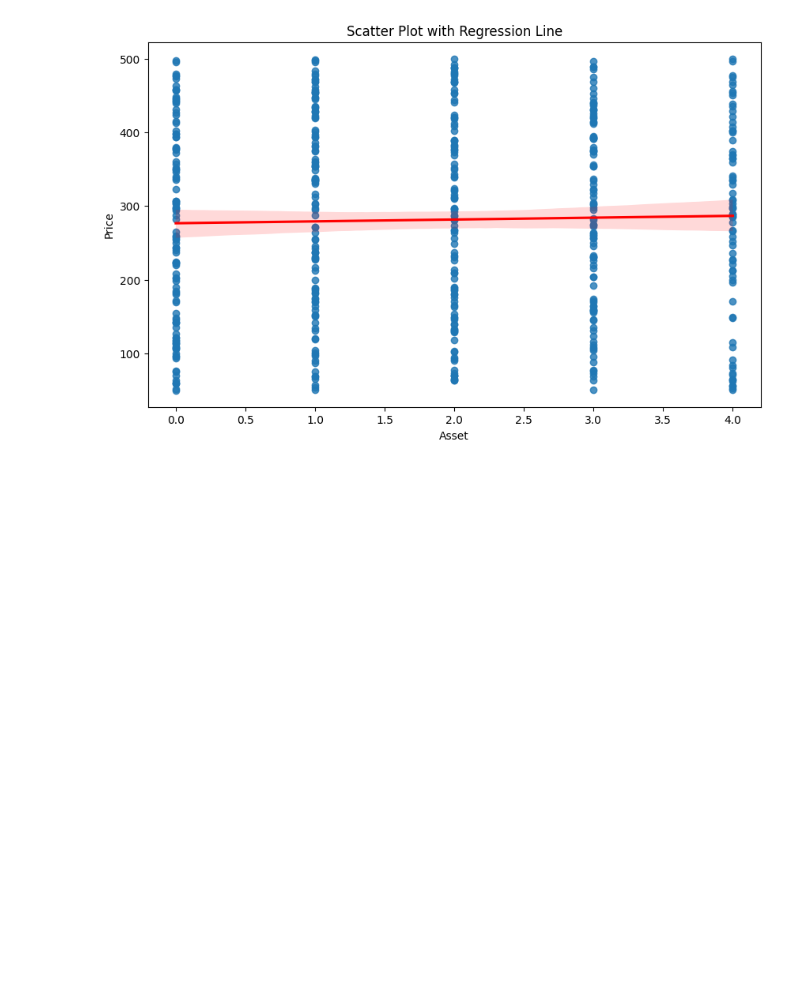
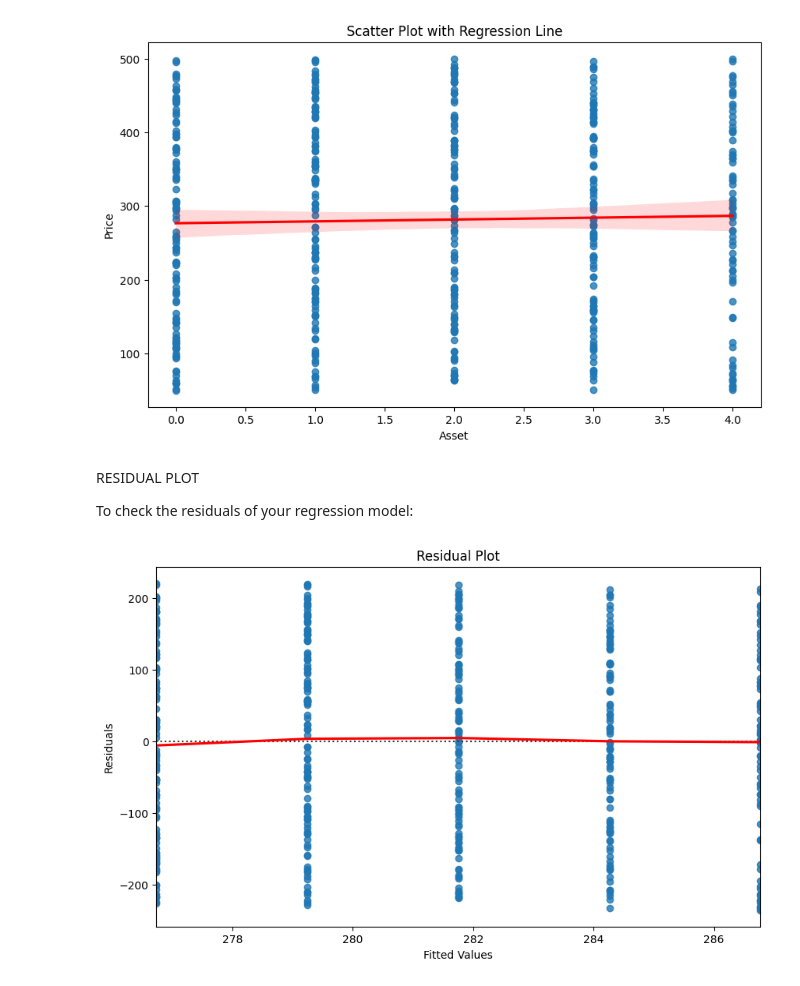
Before and after one commit to VyshnaviVunnamatla/Statistical-Analysis-on-Dataset, a Jupyter notebook: Statistical analysis.ipynb, the cells around one changed output. Cells and saved outputs as stored; diff of their text form; code cells hidden in the pictures; blank space fills up the shorter version.

```diff
--- a/Statistical analysis.ipynb
+++ b/Statistical analysis.ipynb
@@ -170,3 +172,21 @@ plt.title('Scatter Plot with Regression Line')
 plt.show()
 # %% [output]
 [figure]
+# %% [markdown]
+RESIDUAL PLOT
+
+To check the residuals of your regression model:
+# %%
+# Calculate residuals
+residuals = model.resid
+
+plt.figure(figsize=(10, 6))
+
+# Residual plot
+sns.residplot(x=model.fittedvalues, y=residuals, lowess=True, line_kws={'color': 'red'})
+plt.xlabel('Fitted Values')
+plt.ylabel('Residuals')
+plt.title('Residual Plot')
+plt.show()
+# %% [output]
+[figure, added]
```
Also changed, not shown: parts of 3 cells of this notebook.
